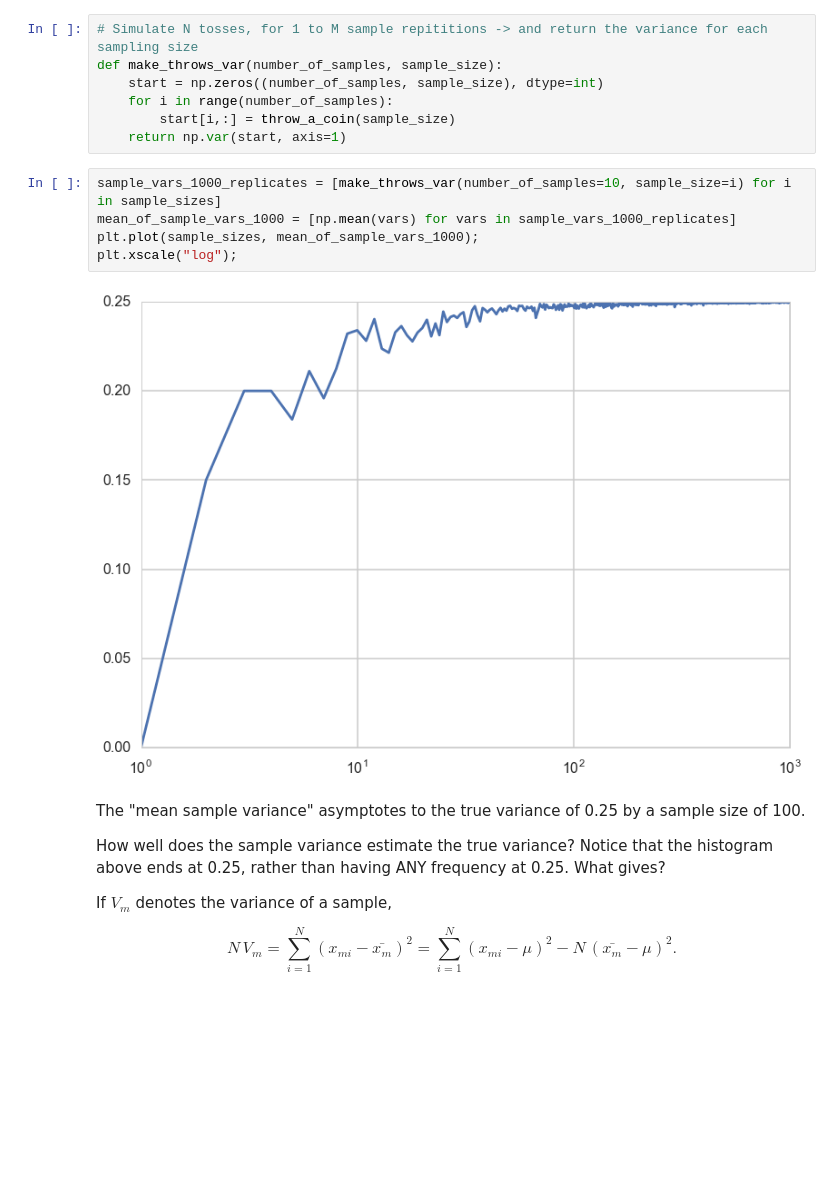
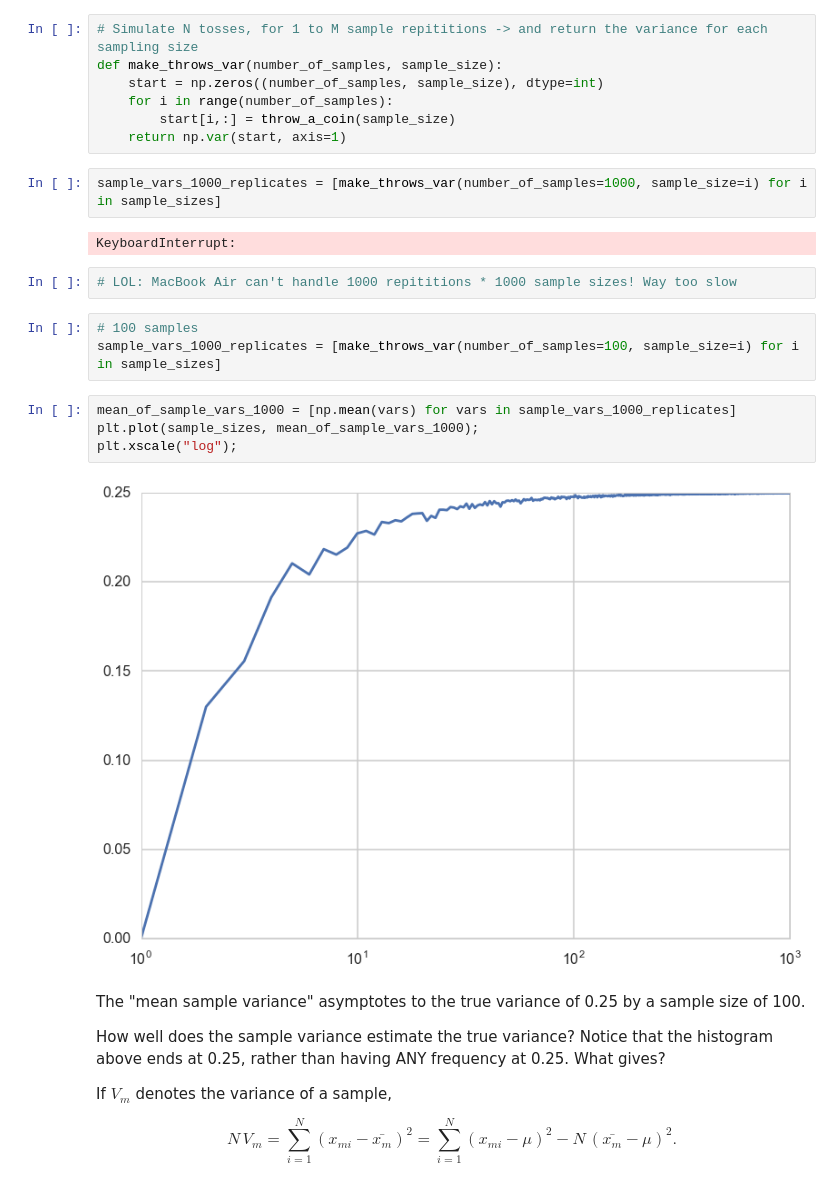
Before and after one commit to suyashSax/CS-109, a Jupyter notebook: Week 4/Lab 3 - Sampling & Distributions.ipynb, the cells around one changed output. Cells and saved outputs as stored; diff of their text form; blank space fills up the shorter version.

```diff
--- a/Week 4/Lab 3 - Sampling & Distributions.ipynb
+++ b/Week 4/Lab 3 - Sampling & Distributions.ipynb
@@ -337,13 +337,21 @@ def make_throws_var(number_of_samples, sample_size):
     for i in range(number_of_samples):
         start[i,:] = throw_a_coin(sample_size)
     return np.var(start, axis=1)
+# %%
+sample_vars_1000_replicates = [make_throws_var(number_of_samples=1000, sample_size=i) for i in sample_sizes]
+# %% [output]
+KeyboardInterrupt:
+# %%
+# LOL: MacBook Air can't handle 1000 repititions * 1000 sample sizes! Way too slow
+# %%
+# 100 samples
+sample_vars_1000_replicates = [make_throws_var(number_of_samples=100, sample_size=i) for i in sample_sizes]
 # %%
-sample_vars_1000_replicates = [make_throws_var(number_of_samples=10, sample_size=i) for i in sample_sizes]
 mean_of_sample_vars_1000 = [np.mean(vars) for vars in sample_vars_1000_replicates]
 plt.plot(sample_sizes, mean_of_sample_vars_1000);
 plt.xscale("log");
 # %% [output]
-[figure, old version]
+[figure, new version]
 # %% [markdown]
 The "mean sample variance" asymptotes to the true variance of 0.25 by a sample size of 100.
 
```
Also changed, not shown: parts of 10 cells of this notebook.
